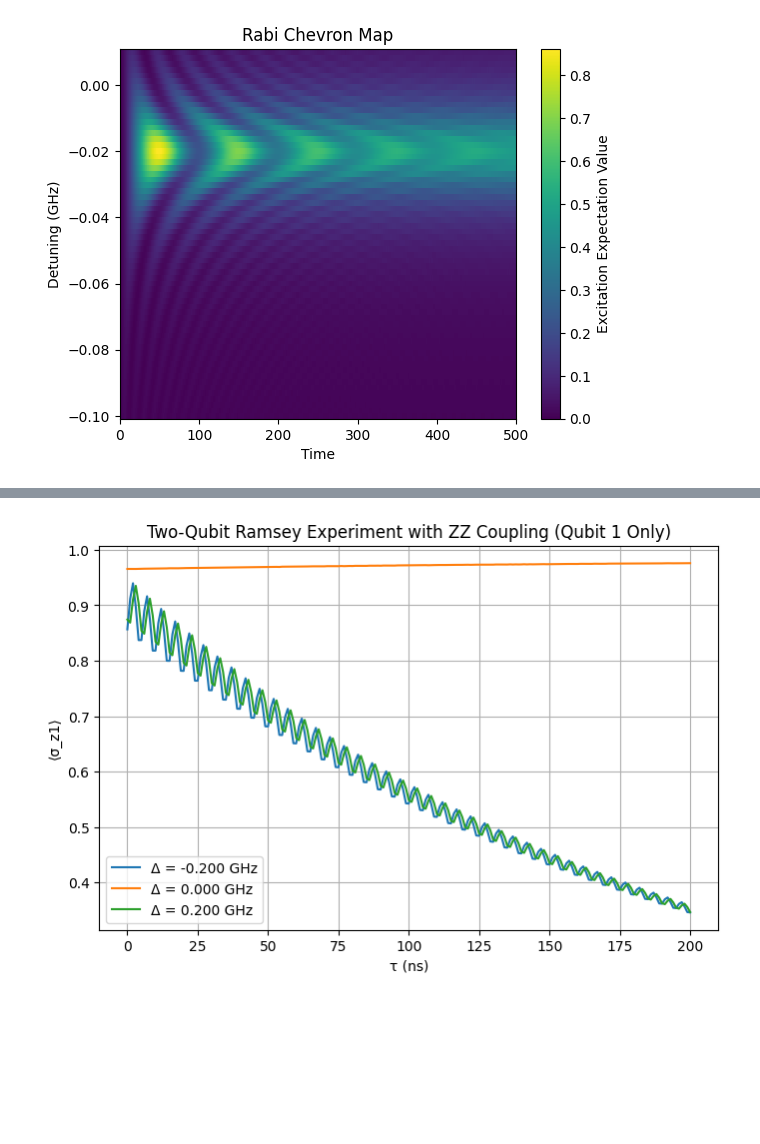
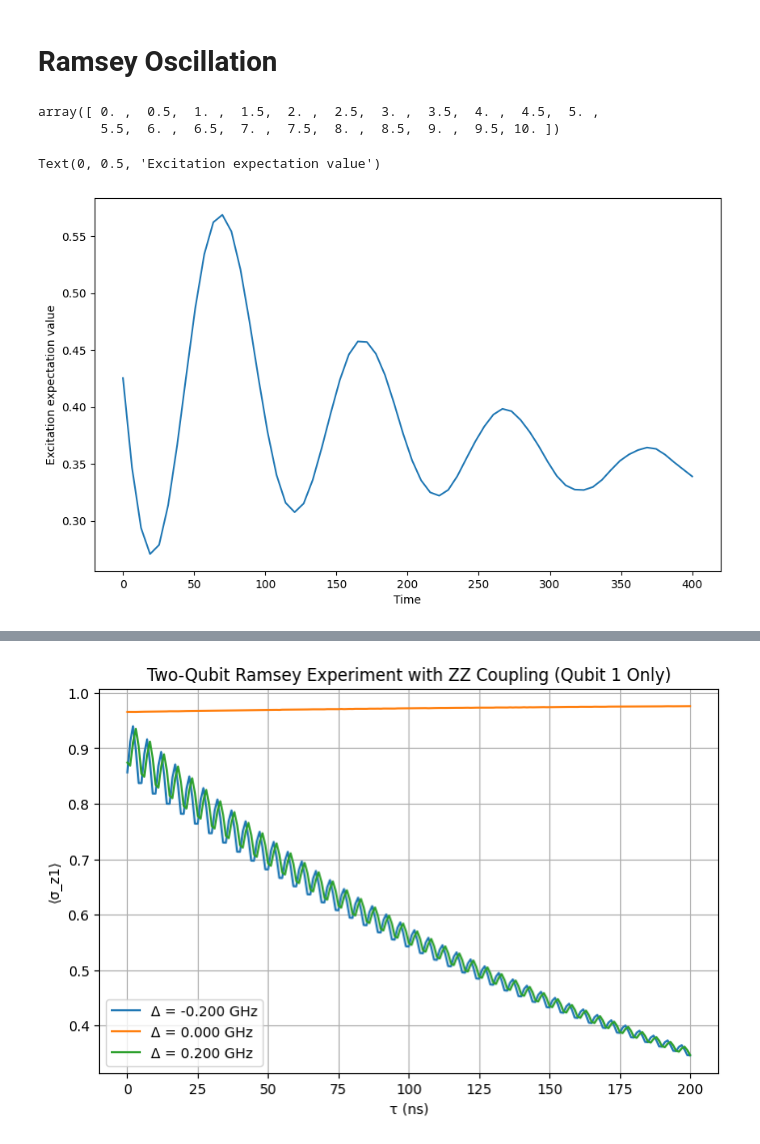
Before and after one commit to jyamaoka/qubit_zz_coupling, a Jupyter notebook: examples/ramsey_scan.ipynb, the cells around one changed output, grey strips where cells are left out. Cells and saved outputs as stored; diff of their text form; code cells hidden in the pictures; blank space fills up the shorter version.

```diff
--- a/examples/drive_scan_single.ipynb
+++ b/examples/ramsey_scan.ipynb
@@ -121,13 +40,0 @@ plt.show()
-# %%
-# Get fresh settings
-SYSTEM_PARAMS = SYSTEM_PARAMS_base.copy()
-
-t=np.linspace(0,500,1000) #ns
-w_d = f2w(SYSTEM_PARAMS["f_q1"]) # drive at q1 freq
-w_d2 = f2w(SYSTEM_PARAMS["f_q2"]) # drive at q1 freq
-
-print(w_d)
-#w_d = 3.2 # drive at q1 freq
-omega = SYSTEM_PARAMS["omega1"]
-
-H, c_ops, sz_q1, sz_q2, sx_q1, sx_q2, sm_q1, sm_q2 = setup_operators(SYSTEM_PARAMS)
@@ -162,15 +41,45 @@ Total run time:   1.68s
-# %%
-# Assuming 't' and 'Det' are defined from the previous code
-T, Det = np.meshgrid(t, det)
-
-plt.pcolor(T , Det, np.array(chevron))  # Plotting with correct units
-plt.xlabel("Time")
-plt.ylabel("Detuning (GHz)")
-plt.title("Rabi Chevron Map")
-plt.colorbar(label="Excitation Expectation Value")
-plt.show()
-# %% [output]
-[figure, removed]
+# %% [markdown]
+# Ramsey Oscillation
+# %%
+np.arange(0,10.2,0.5)
+# %% [output]
+array([ 0. ,  0.5,  1. ,  1.5,  2. ,  2.5,  3. ,  3.5,  4. ,  4.5,  5. ,
+        5.5,  6. ,  6.5,  7. ,  7.5,  8. ,  8.5,  9. ,  9.5, 10. ])
+# %%
+# Get fresh settings
+SYSTEM_PARAMS = SYSTEM_PARAMS_base.copy()
+
+w_q1 = f2w(SYSTEM_PARAMS["f_q1"])
+w_d = w_q1 + f2w(0.01)
+omega = SYSTEM_PARAMS["omega1"]
+
+# Example sweep
+taus      = np.linspace(0, 400, 64)
+t_p = np.pi / (SYSTEM_PARAMS["omega1"])
+
+H, c_ops, sz_q1, sz_q2, sx_q1, sx_q2, sm_q1, sm_q2 = setup_operators(SYSTEM_PARAMS)
+
+def pm(t):
+    res_psi = ramsey_result(t, w_d, t_p, omega, H, sx_q1, c_ops, opts=opts, psi0=make_3tensor(0,1,1))
+    n = make_n(sm_q1)
+    res = expect(n, res_psi)
+    return res
+
+if  USE_MP:
+    vals = list(parallel_map(pm,taus))
+else:
+    vals = [pm(tau) for tau in taus]
+# %%
+fig, axes = plt.subplots(1, 1, figsize=(10,6))
+
+#axes.scatter(t[i],res[i],color="red") #pi pulse peak
+axes.plot(taus, vals)
+axes.set_xlabel('Time')
+axes.set_ylabel('Excitation expectation value')
+#axes.set_title(f'Rabi Oscillation pulse={pi_pulse:.3f}');
+# %% [output]
+Text(0, 0.5, 'Excitation expectation value')
+[figure, added]
 # %%
 # Get fresh settings
 SYSTEM_PARAMS = SYSTEM_PARAMS_base.copy()
```
Also changed, not shown: parts of 13 cells of this notebook, 3 other files.
